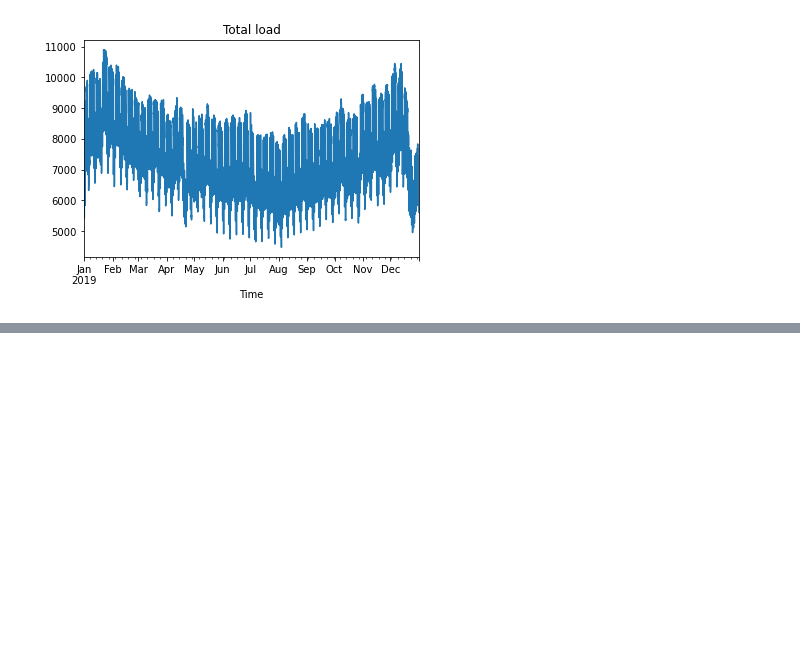
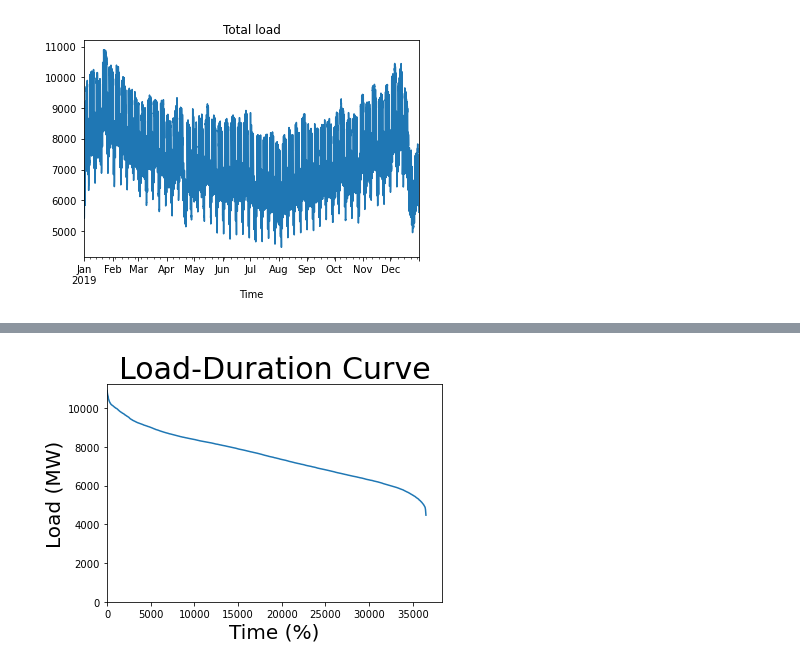
Before and after one commit to slvstr1/pypsa-eur, a Jupyter notebook: czechia_price2013.ipynb, the cells around one changed output, grey strips where cells are left out. Cells and saved outputs as stored; diff of their text form; code cells hidden in the pictures; blank space fills up the shorter version.

Commit message:
Commit by Ilisa and Shafin
Added load and price duration curve

```diff
--- a/czechia_price2013.ipynb
+++ b/czechia_price2013.ipynb
@@ -527,0 +557,4 @@ ax2 = sum_weight.plot(x='snapshot', y='data', ylabel = '', xlabel = 'Time', titl
+# %%
+# Add a column for the time interval for which the loads were recorded
+load_df['interval'] = 1
+print(load_df)
@@ -527,0 +577,4 @@ ax2 = sum_weight.plot(x='snapshot', y='data', ylabel = '', xlabel = 'Time', titl
+# %%
+# Sort the DataFrame by the loads, in descending order of magnitude
+load_df_sorted = load_df.sort_values(by=[0], ascending = False)
+print(load_df_sorted)
@@ -527,0 +597,5 @@ ax2 = sum_weight.plot(x='snapshot', y='data', ylabel = '', xlabel = 'Time', titl
+# %%
+# Use the cumsum() function to to add a column with the duration
+# for which the system load is greater than or equal to each load
+load_df_sorted['duration'] = load_df_sorted['interval'].cumsum()
+print(load_df_sorted)
@@ -527,0 +618,5 @@ ax2 = sum_weight.plot(x='snapshot', y='data', ylabel = '', xlabel = 'Time', titl
+# %%
+# Calculate the percentage of time for which
+# the system load is greater than or equal to each load
+load_df_sorted['percentage'] = load_df_sorted['duration']*100/24
+print(load_df_sorted)
@@ -527,0 +639,14 @@ ax2 = sum_weight.plot(x='snapshot', y='data', ylabel = '', xlabel = 'Time', titl
+# %%
+# Plot the load_duration curve (Load vs Percentage of time)
+p = sb.lineplot(x = "percentage", y = 0, data = load_df_sorted)
+
+plt.ylim(0, None)
+plt.xlim(0, None)
+
+p.set_title("Load-Duration Curve", fontsize = 30)
+p.set_xlabel("Time (%)", fontsize = 20)
+p.set_ylabel("Load (MW)", fontsize = 20)
+
+plt.show()
+# %% [output]
+[figure, added]
```
Also changed, not shown: parts of 11 cells of this notebook.
